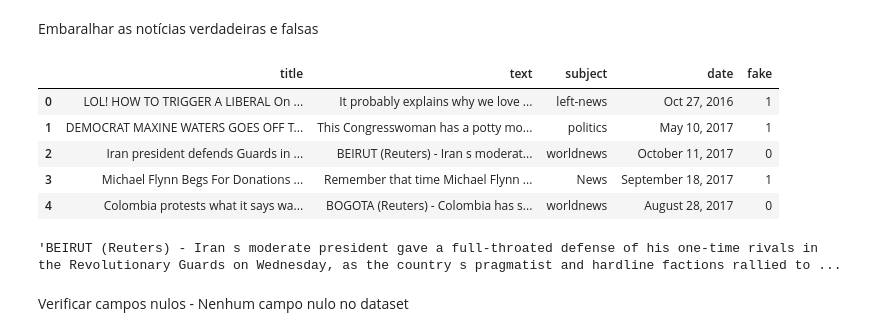
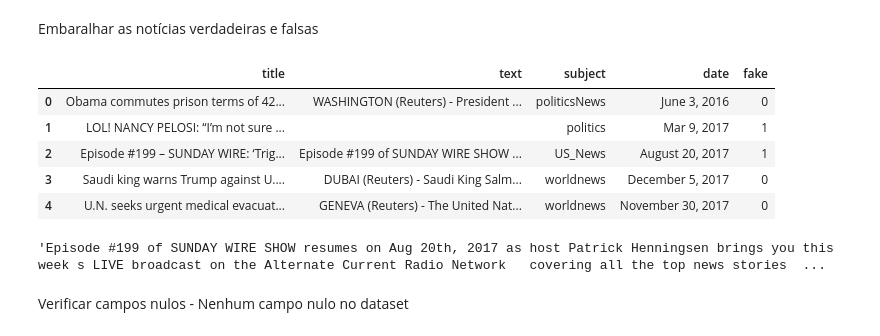
Before and after one commit to eduardo-eal/TCC, a Jupyter notebook: TCC1.ipynb, the cells around one changed output. Cells and saved outputs as stored; diff of their text form; code cells hidden in the pictures.

```diff
--- a/TCC1.ipynb
+++ b/TCC1.ipynb
@@ -117,20 +110,20 @@ noticias.head()
 # %% [markdown]
 Embaralhar as notícias verdadeiras e falsas
 # %%
-noticias = noticias.sample(frac=1.0).reset_index(drop=True)
+noticias = noticias.sample(frac=1, random_state=120).reset_index(drop=True)
 
 noticias.head()
 # %% [output]
 |  | title | text | subject | date | fake |
-| 0 | LOL! HOW TO TRIGGER A LIBERAL On ... | It probably explains why we love ... | left-news | Oct 27, 2016 | 1 |
-| 1 | DEMOCRAT MAXINE WATERS GOES OFF T... | This Congresswoman has a potty mo... | politics | May 10, 2017 | 1 |
-| 2 | Iran president defends Guards in ... | BEIRUT (Reuters) - Iran s moderat... | worldnews | October 11, 2017 | 0 |
-| 3 | Michael Flynn Begs For Donations ... | Remember that time Michael Flynn ... | News | September 18, 2017 | 1 |
-| 4 | Colombia protests what it says wa... | BOGOTA (Reuters) - Colombia has s... | worldnews | August 28, 2017 | 0 |
+| 0 | Obama commutes prison terms of 42... | WASHINGTON (Reuters) - President ... | politicsNews | June 3, 2016 | 0 |
+| 1 | LOL! NANCY PELOSI: “I’m not sure ... |  | politics | Mar 9, 2017 | 1 |
+| 2 | Episode #199 – SUNDAY WIRE: ‘Trig... | Episode #199 of SUNDAY WIRE SHOW ... | US_News | August 20, 2017 | 1 |
+| 3 | Saudi king warns Trump against U.... | DUBAI (Reuters) - Saudi King Salm... | worldnews | December 5, 2017 | 0 |
+| 4 | U.N. seeks urgent medical evacuat... | GENEVA (Reuters) - The United Nat... | worldnews | November 30, 2017 | 0 |
 # %%
 noticias.loc[2,'text']
 # %% [output]
-'BEIRUT (Reuters) - Iran s moderate president gave a full-throated defense of his one-time rivals in the Revolutionary Guards on Wednesday, as the country s pragmatist and hardline factions rallied to ...
+'Episode #199 of SUNDAY WIRE SHOW resumes on Aug 20th, 2017 as host Patrick Henningsen brings you this week s LIVE broadcast on the Alternate Current Radio Network   covering all the top news stories  ...
 # %% [markdown]
 Verificar campos nulos - Nenhum campo nulo no dataset
 # %%
```
Also changed, not shown: parts of 21 cells of this notebook.
